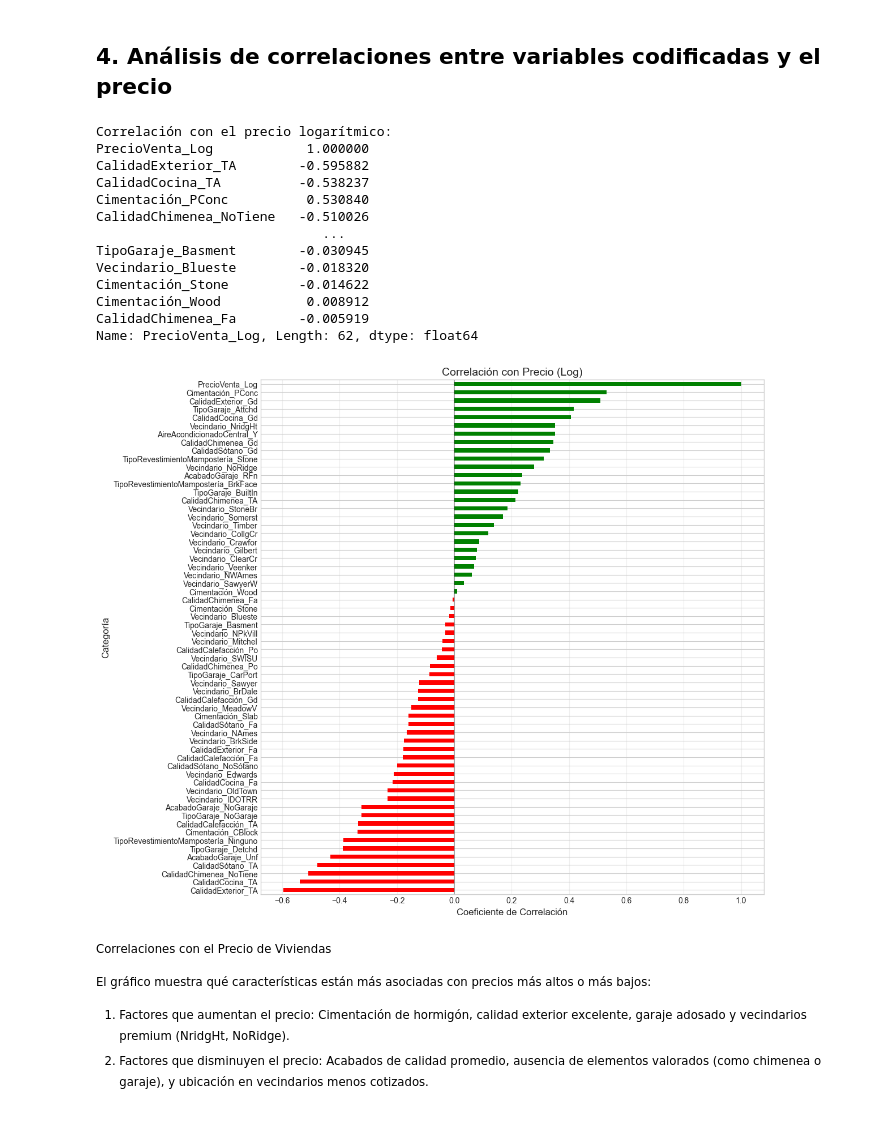
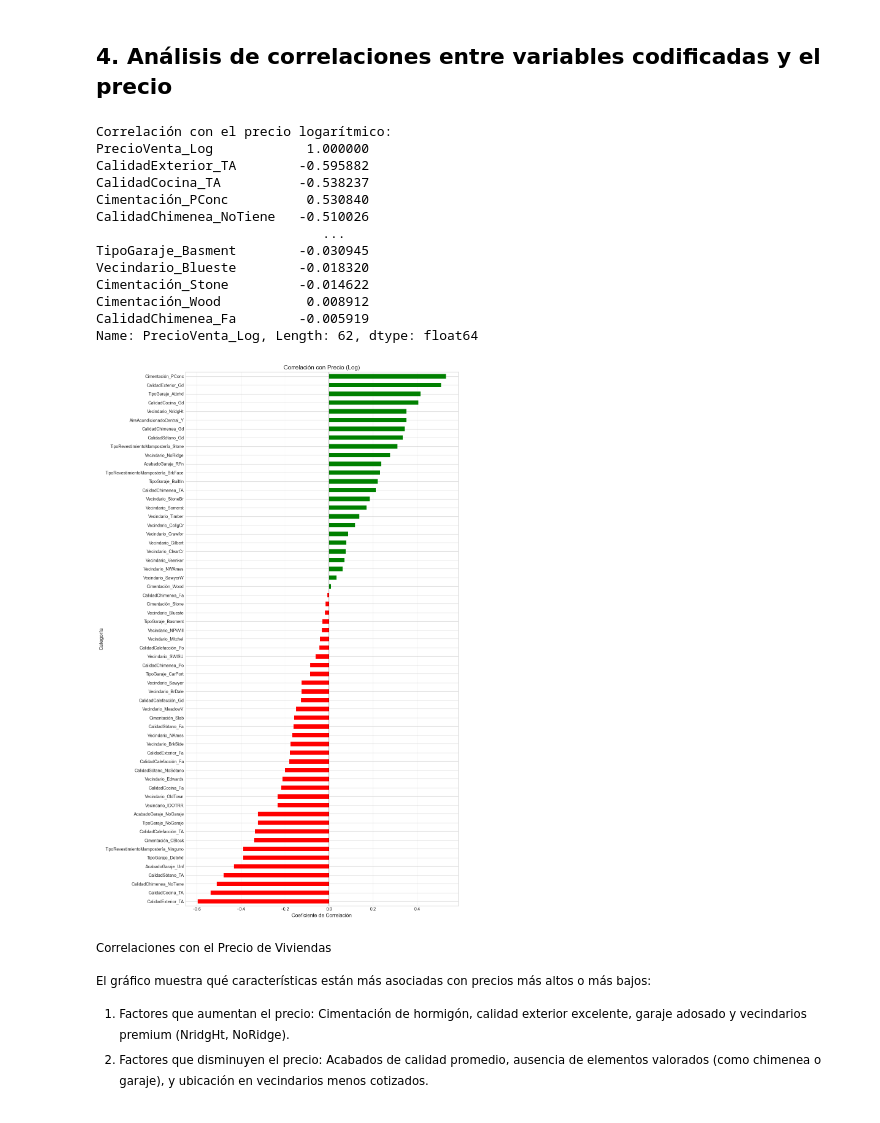
Before and after one commit to Bootcamp-IA-P4/e1_regression, a Jupyter notebook: ml-models/ridge-regression.ipynb, the cells around one changed output. Saved outputs shown, nothing was run; the diff lists cells and outputs as text; code cells hidden in the pictures.

```diff
--- a/ml-models/ridge-regression.ipynb
+++ b/ml-models/ridge-regression.ipynb
@@ -406,40 +409,45 @@ correlaciones_categoricas = df_encoded[nuevas_columnas + ['PrecioVenta_Log']].co
 # Ordenamos las correlaciones de mayor a menor (en valor absoluto)
 correlaciones_abs = correlaciones_categoricas.abs().sort_values(ascending=False)
 
-# Mostramos las 15 categorías con mayor correlación con el precio
+# Mostramos todas las correlaciones con el precio logarítmico
 print("Correlación con el precio logarítmico:")
 print(correlaciones_categoricas[correlaciones_abs.index])
 
+# Seleccionamos todas las correlaciones (menos el propio PrecioVenta_Log, si quieres)
+correlaciones_top = correlaciones_categoricas[correlaciones_abs.index].drop('PrecioVenta_Log')
+
 # Visualizamos las correlaciones en un gráfico de barras
-plt.figure(figsize=(12, 10))
+plt.figure(figsize=(12, max(6, len(correlaciones_top) * 0.3)))  # ajusta el alto según cantidad
+
 # Ordenamos por valor de correlación para mejor visualización
 correlaciones_top = correlaciones_top.sort_values()
 
-# Creamos el gráfico de barras con colores para correlaciones positivas y negativas
+# Colores: verde para positivas, rojo para negativas
 colores = ['red' if x < 0 else 'green' for x in correlaciones_top]
 correlaciones_top.plot(kind='barh', color=colores)
+
 plt.title('Correlación con Precio (Log)', fontsize=14)
 plt.xlabel('Coeficiente de Correlación', fontsize=12)
 plt.ylabel('Categoría', fontsize=12)
 plt.axvline(x=0, color='black', linestyle='-', alpha=0.3)
 plt.grid(axis='x', alpha=0.3)
 plt.tight_layout()
 plt.show()
 # %% [output]
 Correlación con el precio logarítmico:
 PrecioVenta_Log            1.000000
 CalidadExterior_TA        -0.595882
 CalidadCocina_TA          -0.538237
 Cimentación_PConc          0.530840
 CalidadChimenea_NoTiene   -0.510026
                              ...
 TipoGaraje_Basment        -0.030945
 Vecindario_Blueste        -0.018320
 Cimentación_Stone         -0.014622
 Cimentación_Wood           0.008912
 CalidadChimenea_Fa        -0.005919
 Name: PrecioVenta_Log, Length: 62, dtype: float64
-[figure, old version]
+[figure, new version]
 # %% [markdown]
 <small>
 
```
Also changed, not shown: parts of 8 cells of this notebook, 1 other file.
